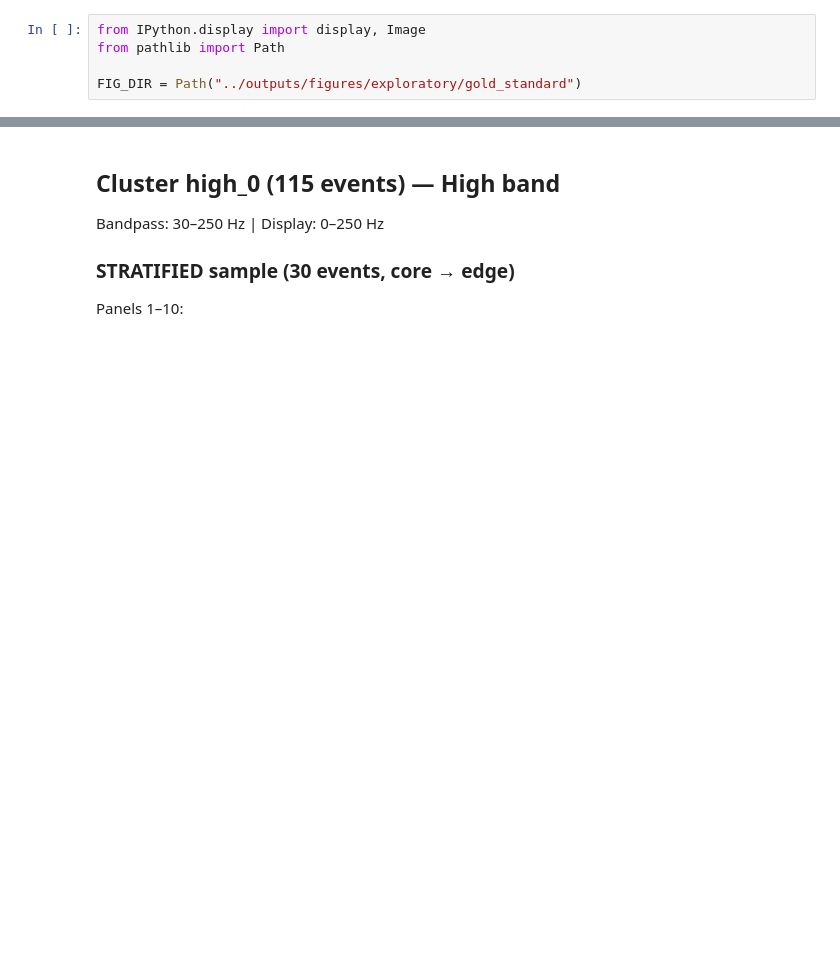
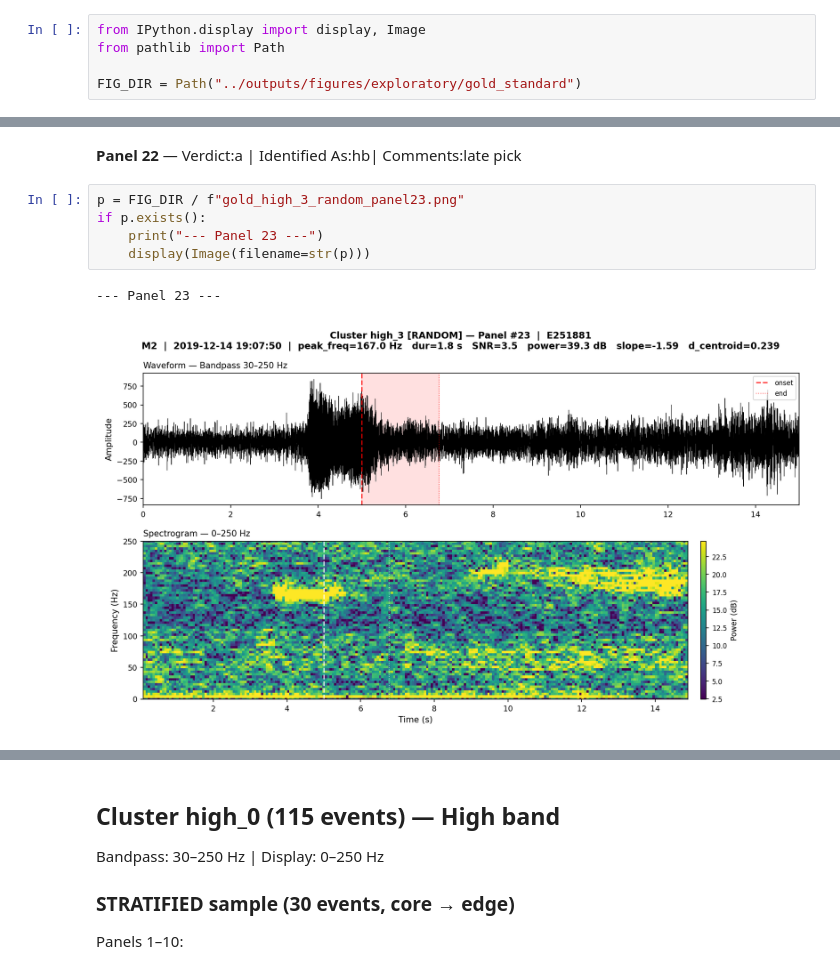
Before and after one commit to daxsoule/noaa_bravoseis, a Jupyter notebook: notebooks/gold_standard_review.ipynb, the cells around one changed output, grey strips where cells are left out. Drawn from its saved outputs; the diff is of its cells as text; blank space fills up the shorter version.

```diff
--- a/notebooks/gold_standard_review.ipynb
+++ b/notebooks/gold_standard_review.ipynb
@@ -30,0 +314,10 @@ FIG_DIR = Path("../outputs/figures/exploratory/gold_standard")
+# %% [markdown]
+**Panel 22** — Verdict:a | Identified As:hb| Comments:late pick
+# %%
+p = FIG_DIR / f"gold_high_3_random_panel23.png"
+if p.exists():
+    print("--- Panel 23 ---")
+    display(Image(filename=str(p)))
+# %% [output]
+--- Panel 23 ---
+[figure, added]
```
Also changed, not shown: parts of 79 cells of this notebook, 4 other files.
